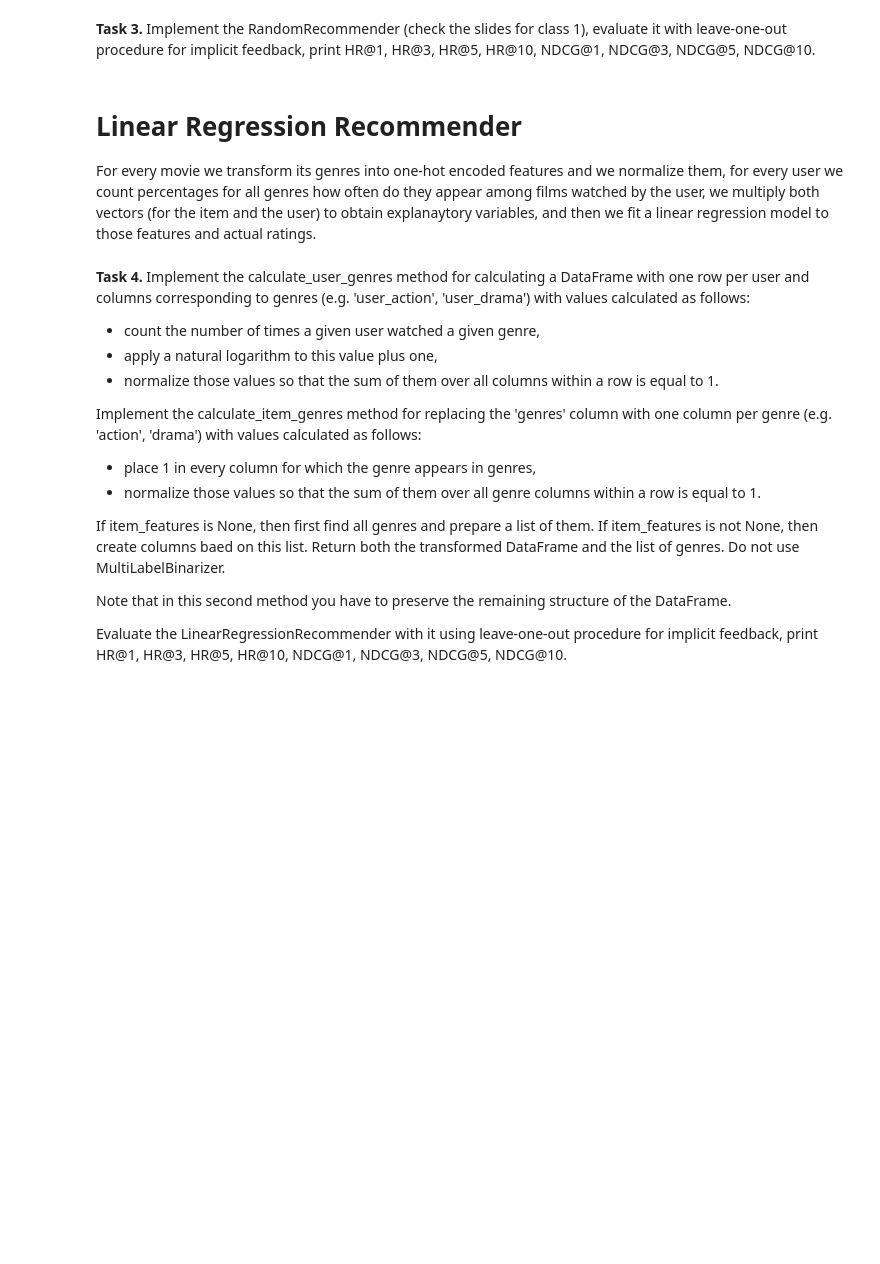
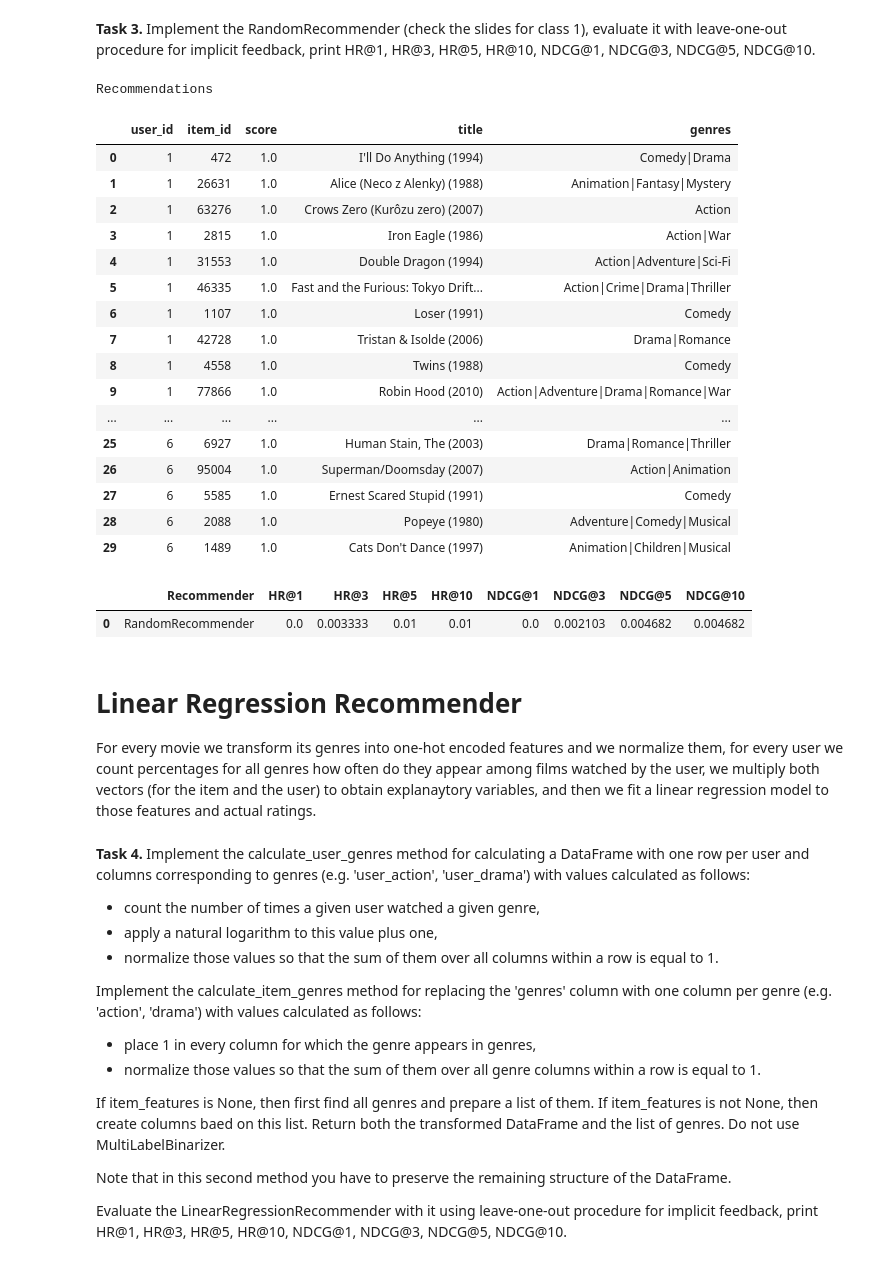
Before and after one commit to e-lawniczak/recommender-systems-class, a Jupyter notebook: class_04_content_based_recommenders.ipynb, the cells around one changed output. Cells and saved outputs as stored; diff of their text form; code cells hidden in the pictures; blank space fills up the shorter version.

```diff
--- a/class_04_content_based_recommenders.ipynb
+++ b/class_04_content_based_recommenders.ipynb
@@ -248,5 +170,9 @@ Recommendations
 **Task 2.** Implement the HighestRatedRecommender (check the slides for class 1), evaluate it with leave-one-out procedure for implicit feedback, print HR@1, HR@3, HR@5, HR@10, NDCG@1, NDCG@3, NDCG@5, NDCG@10.
 # %%
+
+
+
+
 class HighestRatedRecommender(Recommender):
     """
     Base recommender class.
@@ -256,7 +182,8 @@ class HighestRatedRecommender(Recommender):
         """
         Initialize base recommender params and variables.
         """
-        self.highest_rated_item = None
+        self.highest_rated_items = None
+        self.highest_ratings = None
 
     def fit(self, interactions_df, users_df, items_df):
         """
@@ -268,6 +195,13 @@ class HighestRatedRecommender(Recommender):
         :param pd.DataFrame items_df: DataFrame with items and their features defined by item_id and the item feature columns.
         """
         # Write your code here
+        ratings = interactions_df.loc[:, ['item_id', 'rating']].groupby('item_id').mean()
+        ratings_count = interactions_df.loc[:, ['item_id', 'rating']].groupby(by='item_id').count()
+        ratings = ratings.loc[ratings_count['rating'] >= 50]
+        ratings = ratings.sort_values('rating', ascending=False)
+        self.highest_rated_items = ratings.index[:100]
+        self.highest_ratings = ratings['rating'][:100]
+
 
     def recommend(self, users_df, items_df, n_recommendations=1):
         """
@@ -287,8 +221,13 @@ class HighestRatedRecommender(Recommender):
         for ix, user in users_df.iterrows():
             # Write your code here
 
+            user_recommendations = pd.DataFrame({
+                'user_id':  user['user_id'],
+                'item_id': self.highest_rated_items[:n_recommendations],
+                'score': self.highest_ratings[:n_recommendations] / 5
+
+            })
             recommendations = pd.concat([recommendations, user_recommendations])
-
         return recommendations
 
 # Quick test of the recommender
@@ -309,5 +248,6 @@ highest_rated_results = [['HighestRatedRecommender'] + list(evaluate_leave_one_o
 highest_rated_results = pd.DataFrame(
     highest_rated_results,
     columns=['Recommender', 'HR@1', 'HR@3', 'HR@5', 'HR@10', 'NDCG@1', 'NDCG@3', 'NDCG@5', 'NDCG@10'])
+print(highest_rated_recommender.highest_rated_items)
 
 display(HTML(highest_rated_results.to_html()))
@@ -354,33 +330,62 @@ class RandomRecommender(Recommender):
         """
 
         recommendations = pd.DataFrame(columns=['user_id', 'item_id', 'score'])
 
         # Write your code here
+        for i, user in users_df.iterrows():
+            recommendation = pd.DataFrame(
+            {
+                'user_id': user['user_id'],
+                'item_id': self.rng.choice(self.items, n_recommendations, replace=False),
+                'score': 1.0
+            })
+            recommendations = pd.concat([recommendations, recommendation])
 
         recommendations = recommendations.reset_index(drop=True)
 
         return recommendations
 
 # Quick test of the recommender
 
 random_recommender = RandomRecommender(seed=6789)
 random_recommender.fit(ml_ratings_df, None, ml_movies_df)
 recommendations = random_recommender.recommend(pd.DataFrame([[1], [2], [6]], columns=['user_id']), ml_movies_df, 10)
 
 recommendations = recommendations.merge(ml_movies_df, on='item_id', how='left')
 print("Recommendations")
 display(HTML(recommendations.to_html()))
 
 random_recommender = RandomRecommender(seed=seed)
 
 random_results = [['RandomRecommender'] + list(evaluate_leave_one_out_implicit(
     random_recommender, ml_ratings_df.loc[:, ['user_id', 'item_id', 'rating']], ml_movies_df, max_evals=300, seed=seed))]
 
 random_results = pd.DataFrame(
     random_results,
     columns=['Recommender', 'HR@1', 'HR@3', 'HR@5', 'HR@10', 'NDCG@1', 'NDCG@3', 'NDCG@5', 'NDCG@10'])
 
 display(HTML(random_results.to_html()))
+# %% [output]
+Recommendations
+|  | user_id | item_id | score | title | genres |
+| 0 | 1 | 472 | 1.0 | I'll Do Anything (1994) | Comedy|Drama |
+| 1 | 1 | 26631 | 1.0 | Alice (Neco z Alenky) (1988) | Animation|Fantasy|Mystery |
+| 2 | 1 | 63276 | 1.0 | Crows Zero (Kurôzu zero) (2007) | Action |
+| 3 | 1 | 2815 | 1.0 | Iron Eagle (1986) | Action|War |
+| 4 | 1 | 31553 | 1.0 | Double Dragon (1994) | Action|Adventure|Sci-Fi |
+| 5 | 1 | 46335 | 1.0 | Fast and the Furious: Tokyo Drift... | Action|Crime|Drama|Thriller |
+| 6 | 1 | 1107 | 1.0 | Loser (1991) | Comedy |
+| 7 | 1 | 42728 | 1.0 | Tristan & Isolde (2006) | Drama|Romance |
+| 8 | 1 | 4558 | 1.0 | Twins (1988) | Comedy |
+| 9 | 1 | 77866 | 1.0 | Robin Hood (2010) | Action|Adventure|Drama|Romance|War |
+| ... | ... | ... | ... | ... | ... |
+| 25 | 6 | 6927 | 1.0 | Human Stain, The (2003) | Drama|Romance|Thriller |
+| 26 | 6 | 95004 | 1.0 | Superman/Doomsday (2007) | Action|Animation |
+| 27 | 6 | 5585 | 1.0 | Ernest Scared Stupid (1991) | Comedy |
+| 28 | 6 | 2088 | 1.0 | Popeye (1980) | Adventure|Comedy|Musical |
+| 29 | 6 | 1489 | 1.0 | Cats Don't Dance (1997) | Animation|Children|Musical |
+|  | Recommender | HR@1 | HR@3 | HR@5 | HR@10 | NDCG@1 | NDCG@3 | NDCG@5 | NDCG@10 |
+| 0 | RandomRecommender | 0.0 | 0.003333 | 0.01 | 0.01 | 0.0 | 0.002103 | 0.004682 | 0.004682 |
 # %% [markdown]
 # Linear Regression Recommender
 
```
Also changed, not shown: parts of 20 cells of this notebook, 1 other file.
